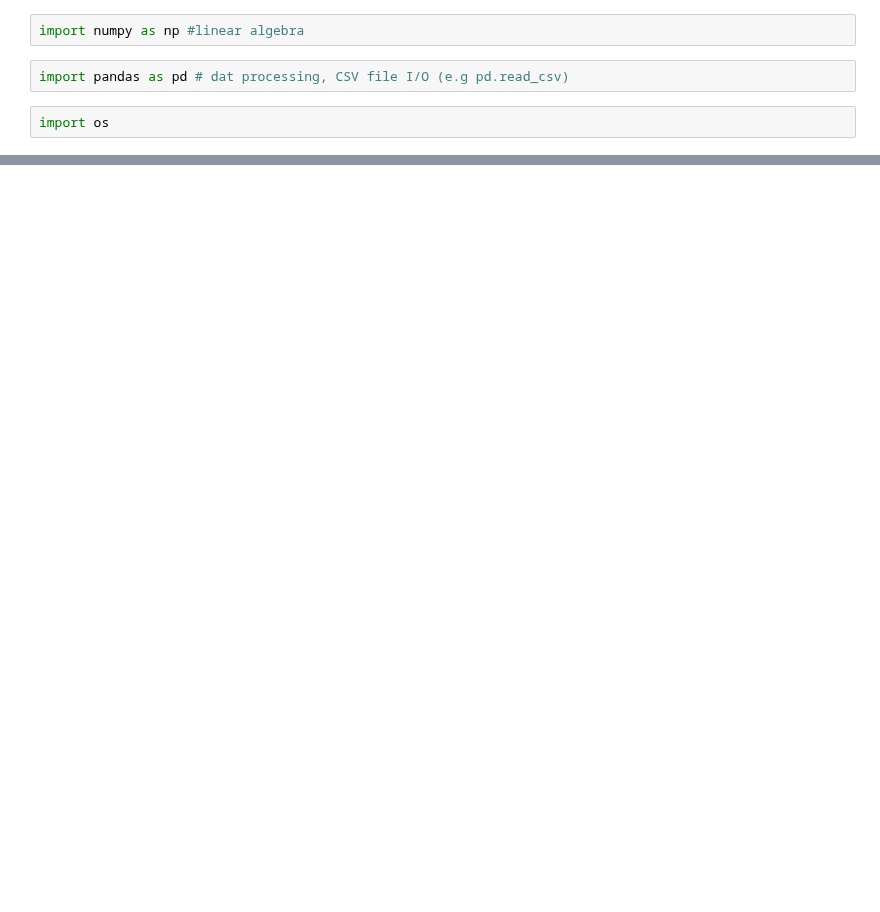
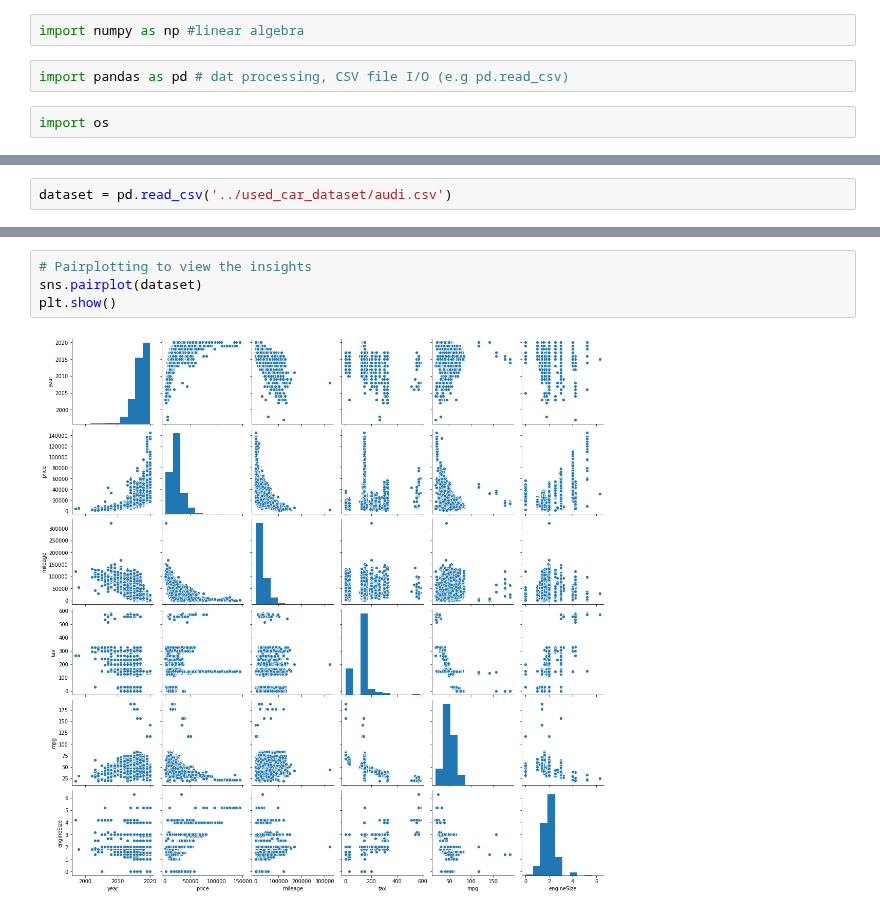
Before and after one commit to ESHVAR289/python_notebooks, a Jupyter notebook: used_car_prediction_model.ipynb, the cells around one changed output, grey strips where cells are left out. Drawn from its saved outputs; the diff is of its cells as text; blank space fills up the shorter version.

Commit message:
read the file

```diff
--- a/used_car_prediction_model.ipynb
+++ b/used_car_prediction_model.ipynb
@@ -12,0 +17,2 @@ SyntaxError: unexpected EOF while parsing (<ipython-input-4-84ab0275476e>, line
+# %%
+dataset = pd.read_csv('../used_car_dataset/audi.csv')
@@ -12,0 +100,6 @@ SyntaxError: unexpected EOF while parsing (<ipython-input-4-84ab0275476e>, line
+# %%
+# Pairplotting to view the insights
+sns.pairplot(dataset)
+plt.show()
+# %% [output]
+[figure, added]
```
Also changed, not shown: parts of 12 cells of this notebook.
